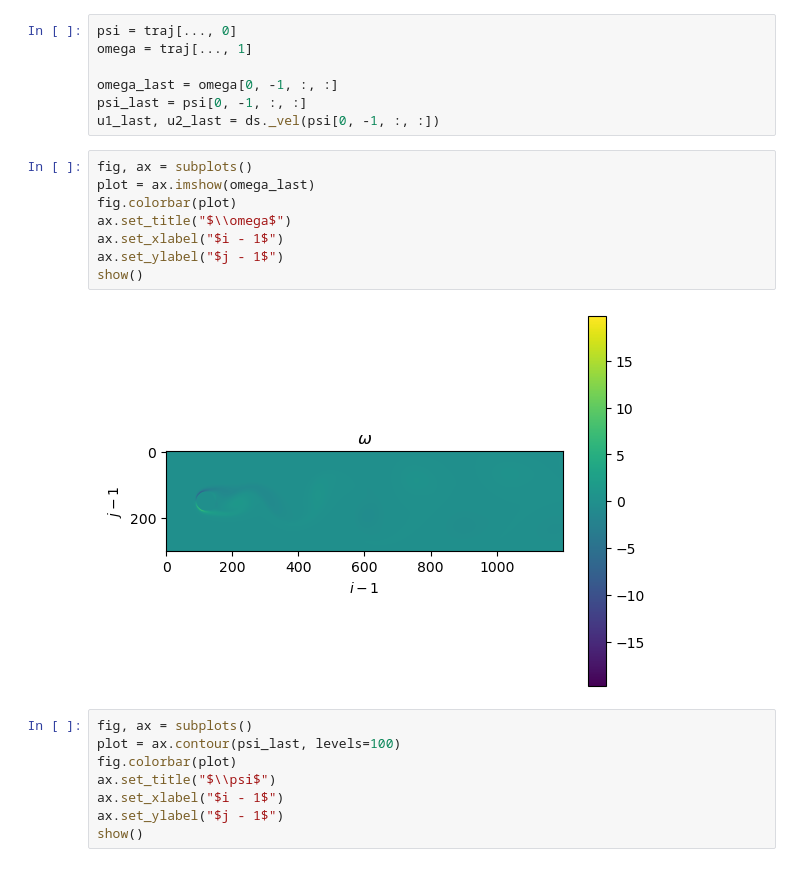
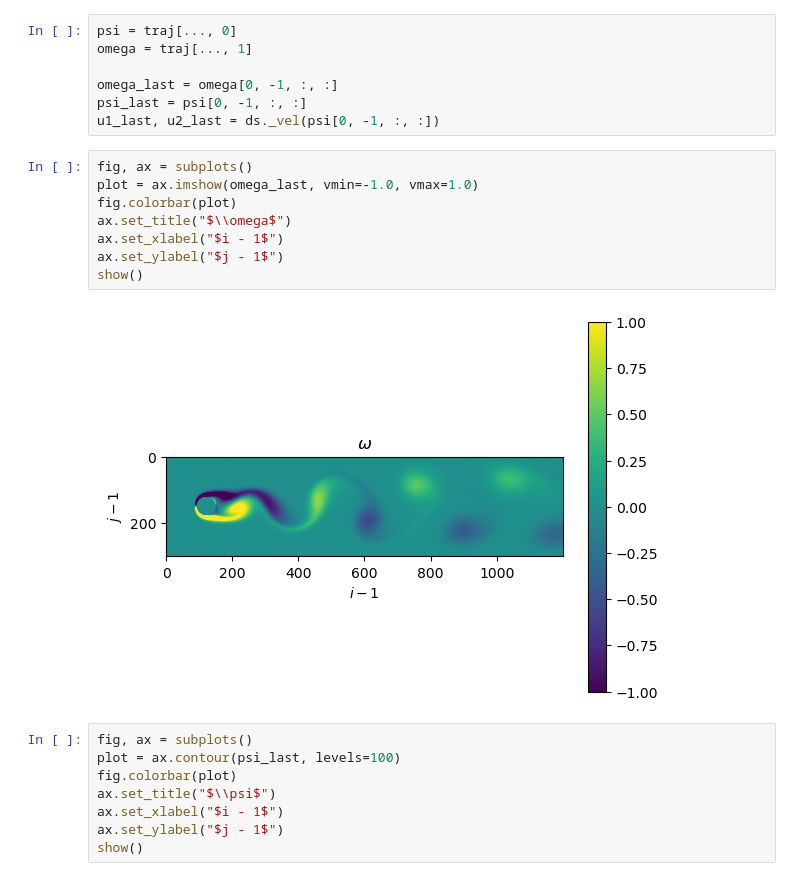
Before and after one commit to grmacchio/dynml, a Jupyter notebook: test_dynml/examples/test_cylinder.ipynb, the cells around one changed output. Saved outputs shown, nothing was run; the diff lists cells and outputs as text.

Commit message:
Make the vorticity plot colors brighter in test_cylinder.ipynb

```diff
--- a/test_dynml/examples/test_cylinder.ipynb
+++ b/test_dynml/examples/test_cylinder.ipynb
@@ -37,14 +44,14 @@ psi_last = psi[0, -1, :, :]
 u1_last, u2_last = ds._vel(psi[0, -1, :, :])
 # %%
 fig, ax = subplots()
-plot = ax.imshow(omega_last)
+plot = ax.imshow(omega_last, vmin=-1.0, vmax=1.0)
 fig.colorbar(plot)
 ax.set_title("$\\omega$")
 ax.set_xlabel("$i - 1$")
 ax.set_ylabel("$j - 1$")
 show()
 # %% [output]
-[figure, old version]
+[figure, new version]
 # %%
 fig, ax = subplots()
 plot = ax.contour(psi_last, levels=100)
```
Also changed, not shown: parts of 2 cells of this notebook.
